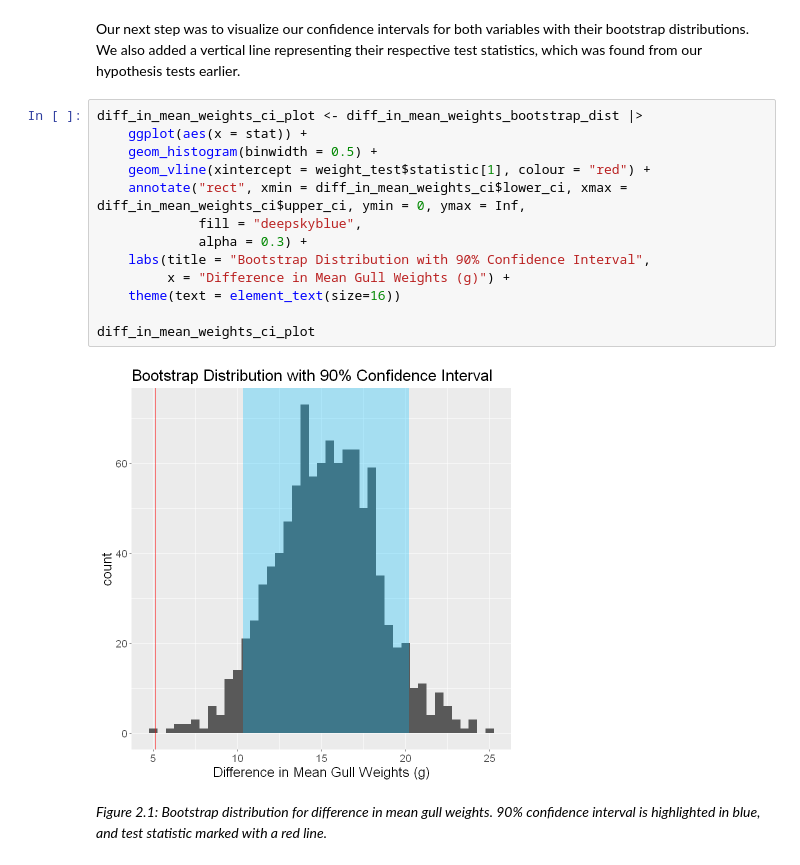
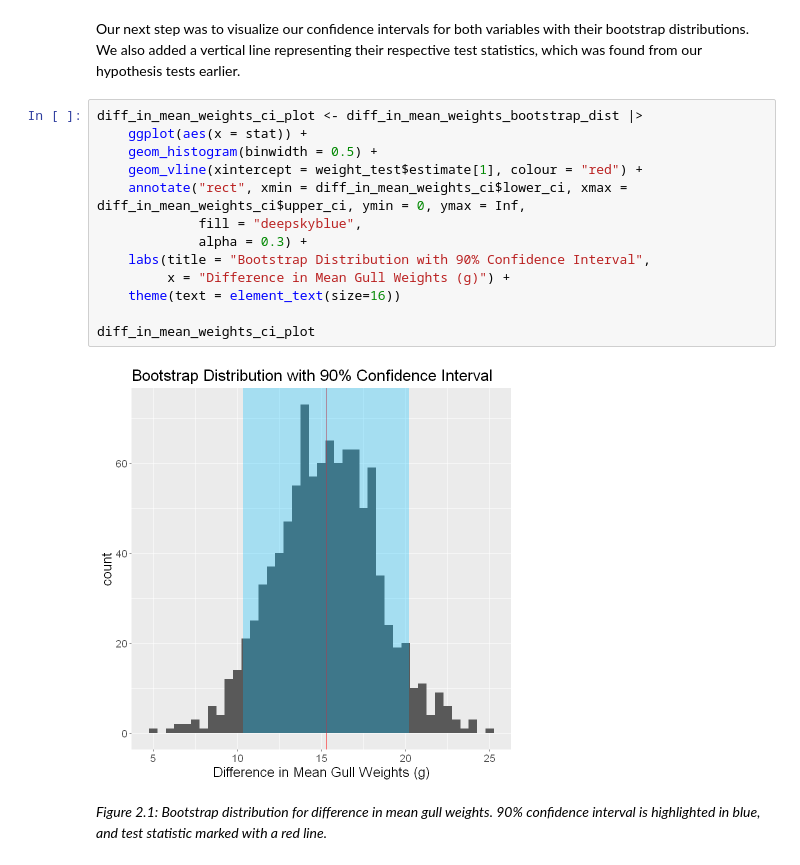
Before and after one commit to maggie63/stat-201-group-4, a Jupyter notebook: project_report.ipynb, the cells around one changed output. Cells and saved outputs as stored; diff of their text form.

Commit message:
Fixed bootstrap graph x intercept (wrong test statistic)

```diff
--- a/project_report.ipynb
+++ b/project_report.ipynb
@@ -345,18 +345,18 @@ Our next step was to visualize our confidence intervals for both variables with
 # %%
 diff_in_mean_weights_ci_plot <- diff_in_mean_weights_bootstrap_dist |>
     ggplot(aes(x = stat)) +
     geom_histogram(binwidth = 0.5) +
-    geom_vline(xintercept = weight_test$statistic[1], colour = "red") +
+    geom_vline(xintercept = weight_test$estimate[1], colour = "red") +
     annotate("rect", xmin = diff_in_mean_weights_ci$lower_ci, xmax = diff_in_mean_weights_ci$upper_ci, ymin = 0, ymax = Inf,
              fill = "deepskyblue",
              alpha = 0.3) +
     labs(title = "Bootstrap Distribution with 90% Confidence Interval",
          x = "Difference in Mean Gull Weights (g)") +
     theme(text = element_text(size=16))
 
 diff_in_mean_weights_ci_plot
 # %% [output]
-[figure, old version]
+[figure, new version]
 # %% [markdown]
 *Figure 2.1: Bootstrap distribution for difference in mean gull weights. 90% confidence interval is highlighted in blue, and test statistic marked with a red line.*
 # %%
```
Also changed, not shown: parts of 3 cells of this notebook.
